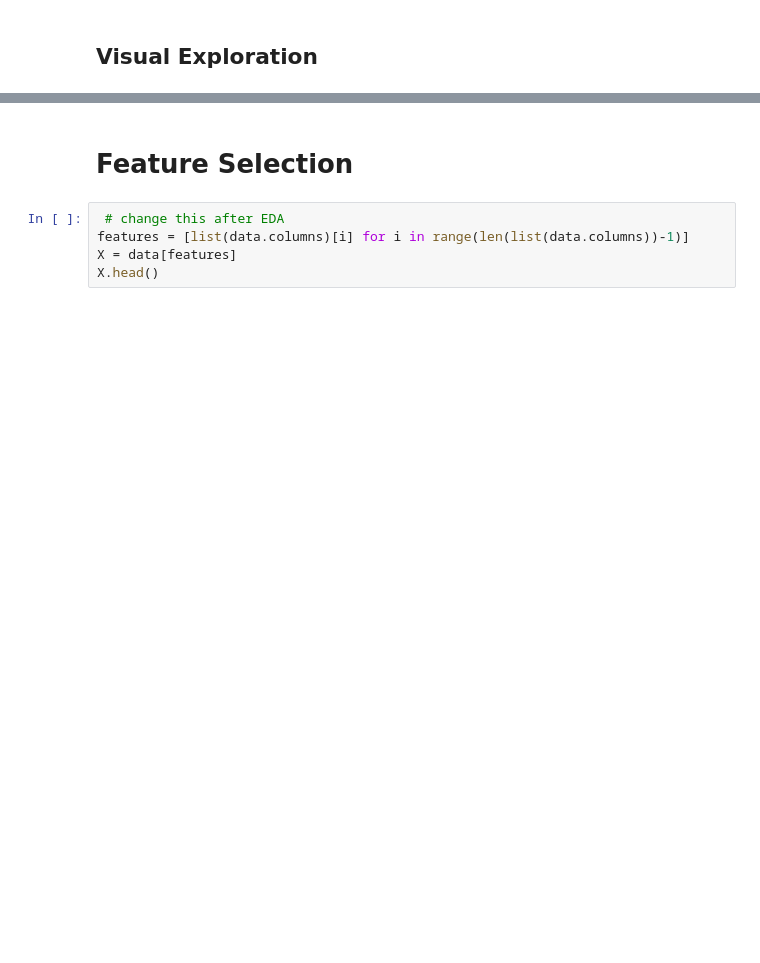
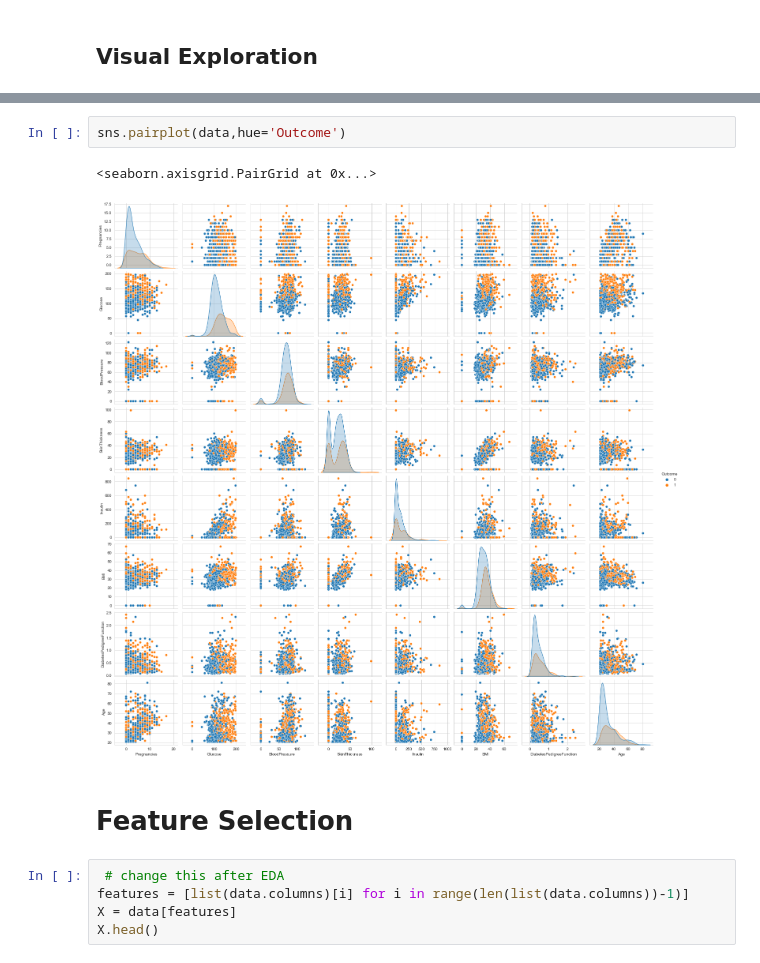
Before and after one commit to Google-Developer-Student-Club-CCOEW/AI-ML, a Jupyter notebook: code/Diabetes 0-1 Classification.ipynb, the cells around one changed output, grey strips where cells are left out. Cells and saved outputs as stored; diff of their text form; blank space fills up the shorter version.

```diff
--- a/code/Diabetes 0-1 Classification.ipynb
+++ b/code/Diabetes 0-1 Classification.ipynb
@@ -40,3 +114,8 @@ y = data.Outcome
+# %%
+sns.pairplot(data,hue='Outcome')
+# %% [output]
+<seaborn.axisgrid.PairGrid at 0x...>
+[figure, added]
 # %% [markdown]
 # Feature Selection
 # %%
```
Also changed, not shown: parts of 8 cells of this notebook.
